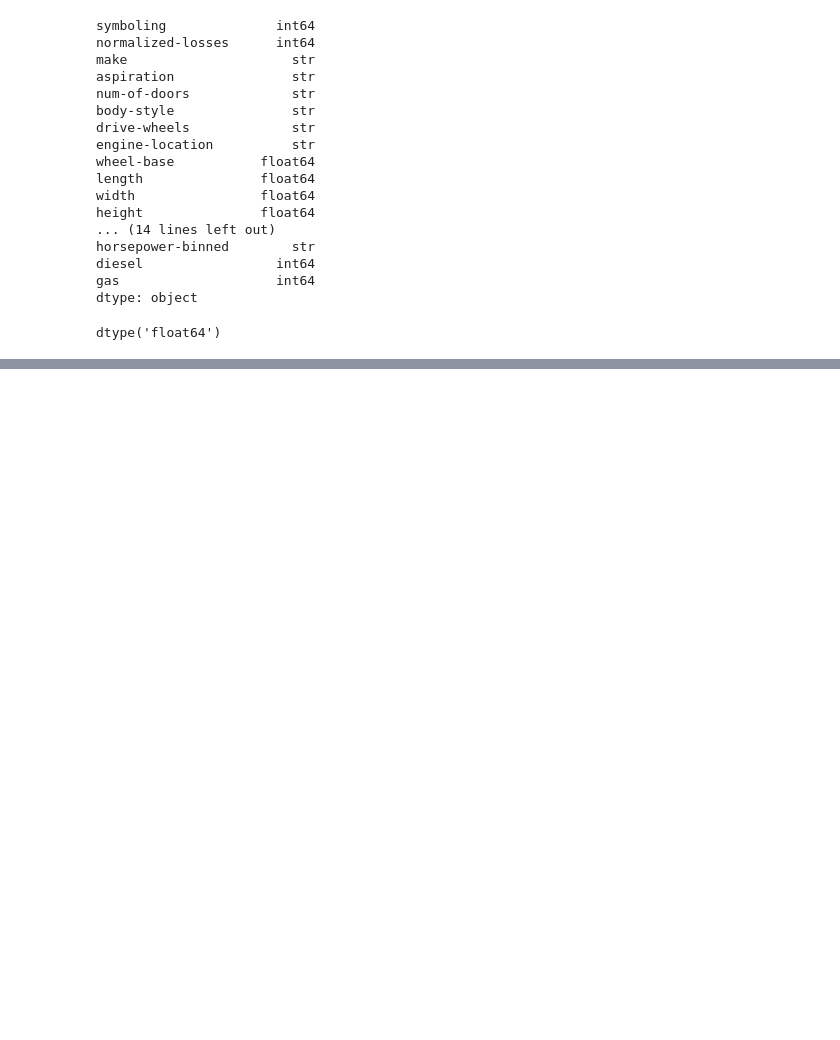
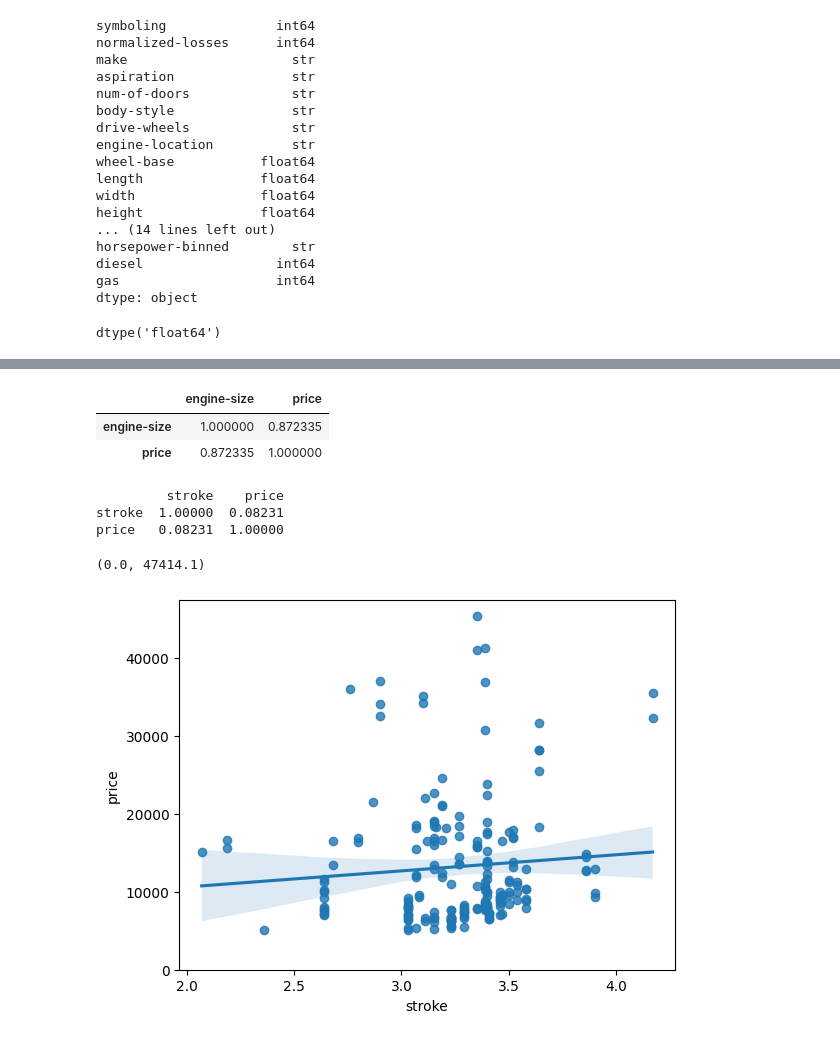
Before and after one commit to VishSeran/Data-Preprocessing-ML, a Jupyter notebook: UseCarPricing.ipynb, the cells around one changed output, grey strips where cells are left out. Drawn from its saved outputs; the diff is of its cells as text; code cells hidden in the pictures; blank space fills up the shorter version.

Commit message:
numeric columns correlation calculated and plotted

```diff
--- a/UseCarPricing.ipynb
+++ b/UseCarPricing.ipynb
@@ -99,0 +119,21 @@ numeric_df.corr()
+# %%
+# correlation value of engine size and the price
+
+df[['engine-size', 'price']].corr()
+# %% [output]
+|  | engine-size | price |
+| engine-size | 1.000000 | 0.872335 |
+| price | 0.872335 | 1.000000 |
+# %%
+#Finding correlation between stroke and price
+#weak correlation
+
+print(df[['stroke', 'price']].corr())
+sns.regplot(x = 'stroke', y= 'price', data= df)
+plt.ylim(0,)
+# %% [output]
+         stroke    price
+stroke  1.00000  0.08231
+price   0.08231  1.00000
+(0.0, 47414.1)
+[figure, added]
```
Also changed, not shown: parts of 6 cells of this notebook.
